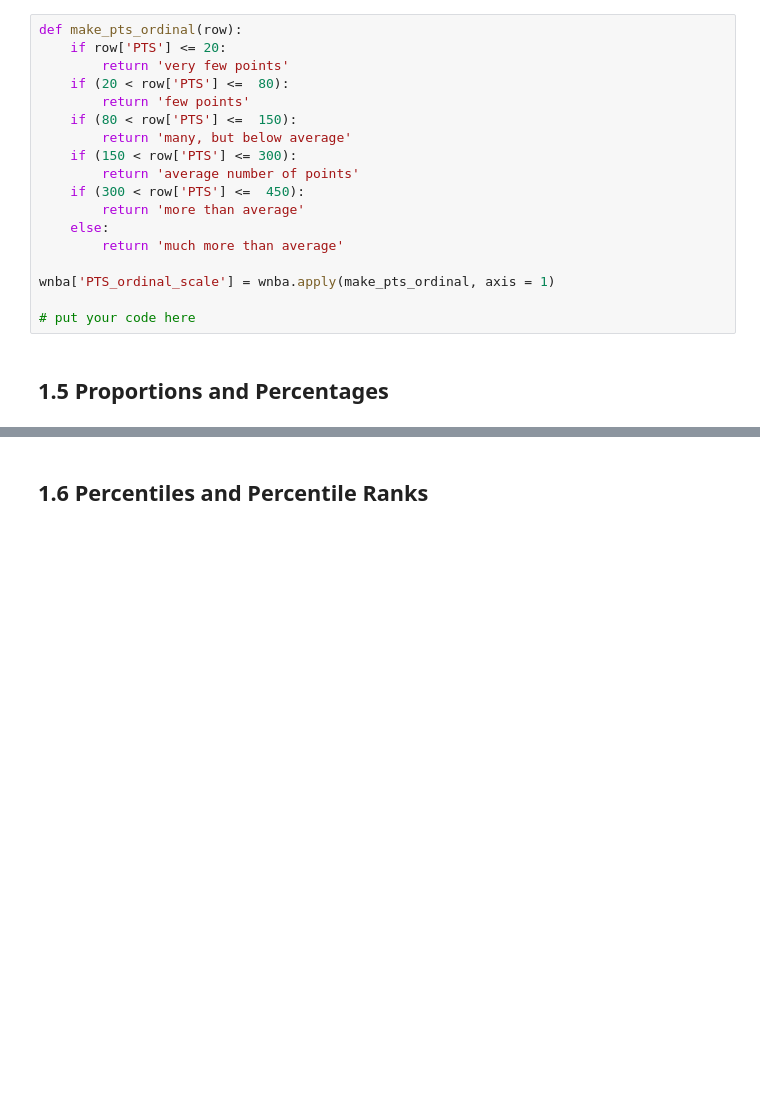
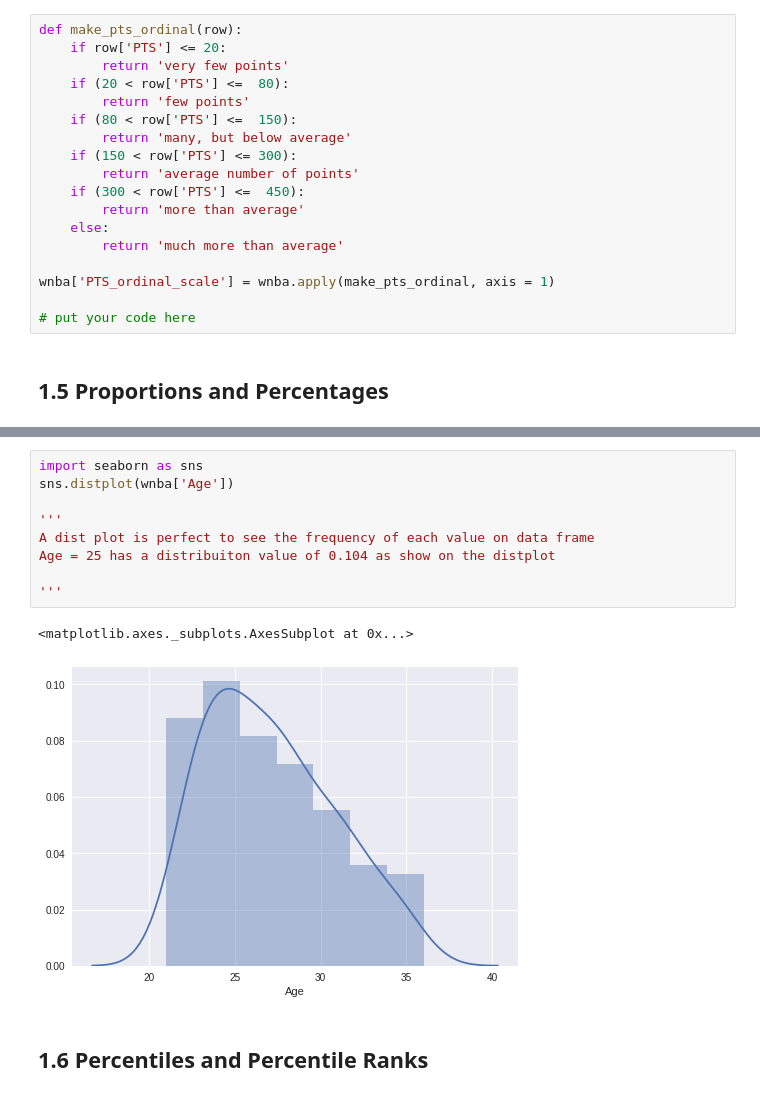
Before and after one commit to carvalheirafc/imd0033_2018_2, a Jupyter notebook: aula20/Lesson_20_Frequency_Distributions.ipynb, the cells around one changed output, grey strips where cells are left out. Cells and saved outputs as stored; diff of their text form; blank space fills up the shorter version.

```diff
--- a/aula20/Lesson_20_Frequency_Distributions.ipynb
+++ b/aula20/Lesson_20_Frequency_Distributions.ipynb
@@ -464,3 +471,15 @@ Because proportions and percentages are **relative** to the total number of inst
+# %%
+import seaborn as sns
+sns.distplot(wnba['Age'])
+
+'''
+A dist plot is perfect to see the frequency of each value on data frame
+Age = 25 has a distribuiton value of 0.104 as show on the distplot
+
+'''
+# %% [output]
+<matplotlib.axes._subplots.AxesSubplot at 0x...>
+[figure, added]
 # %% [markdown]
 ## 1.6 Percentiles and Percentile Ranks
 # %% [markdown]
```
Also changed, not shown: parts of 2 cells of this notebook.
